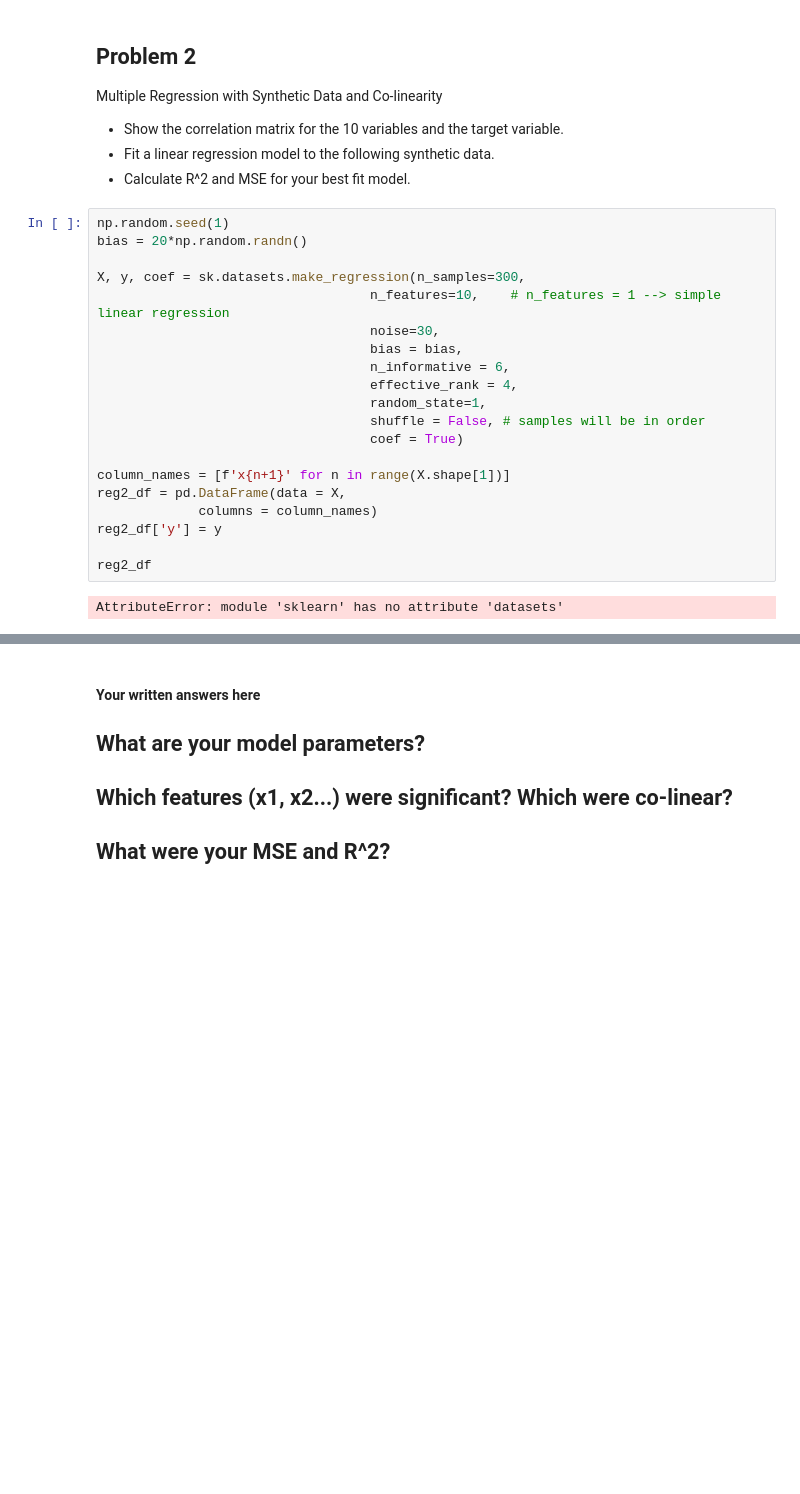
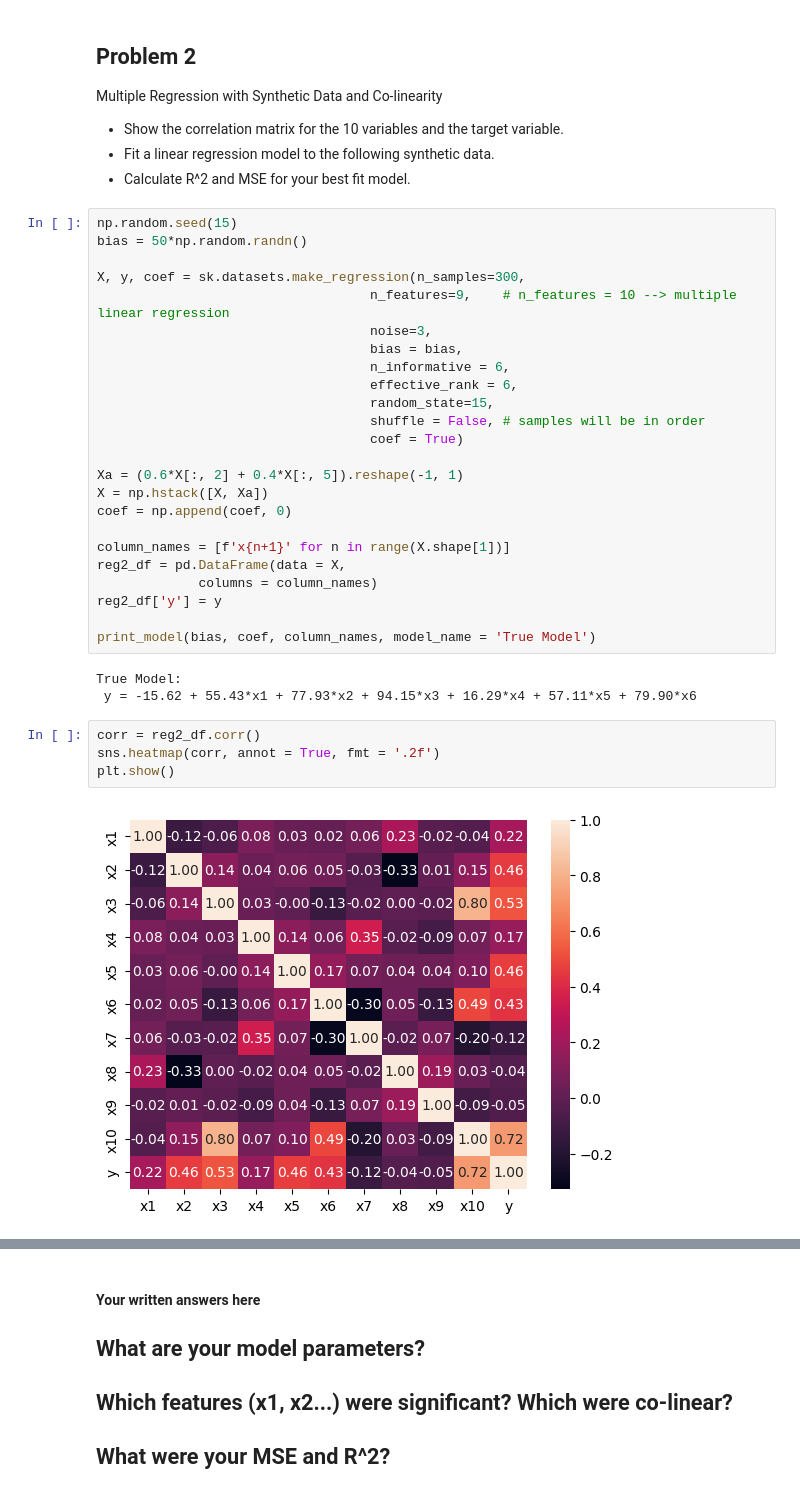
Before and after one commit to GettysburgDataScience/ps1-linear-regression-Kmestrada10, a Jupyter notebook: PS1.ipynb, the cells around one changed output, grey strips where cells are left out. Cells and saved outputs as stored; diff of their text form; blank space fills up the shorter version.

```diff
--- a/PS1.ipynb
+++ b/PS1.ipynb
@@ -88,24 +133,35 @@ Multiple Regression with Synthetic Data and Co-linearity
  - Fit a linear regression model to the following synthetic data.
  - Calculate R^2 and MSE for your best fit model.
 # %%
-np.random.seed(1)
-bias = 20*np.random.randn()
+np.random.seed(15)
+bias = 50*np.random.randn()
 
 X, y, coef = sk.datasets.make_regression(n_samples=300,
-                                   n_features=10,    # n_features = 1 --> simple linear regression
-                                   noise=30,
+                                   n_features=9,    # n_features = 10 --> multiple linear regression
+                                   noise=3,
                                    bias = bias,
                                    n_informative = 6,
-                                   effective_rank = 4,
-                                   random_state=1,
+                                   effective_rank = 6,
+                                   random_state=15,
                                    shuffle = False, # samples will be in order
                                    coef = True)
+
+Xa = (0.6*X[:, 2] + 0.4*X[:, 5]).reshape(-1, 1)
+X = np.hstack([X, Xa])
+coef = np.append(coef, 0)
 
 column_names = [f'x{n+1}' for n in range(X.shape[1])]
 reg2_df = pd.DataFrame(data = X,
              columns = column_names)
 reg2_df['y'] = y
 
-reg2_df
+print_model(bias, coef, column_names, model_name = 'True Model')
 # %% [output]
-AttributeError: module 'sklearn' has no attribute 'datasets'
+True Model:
+ y = -15.62 + 55.43*x1 + 77.93*x2 + 94.15*x3 + 16.29*x4 + 57.11*x5 + 79.90*x6
+# %%
+corr = reg2_df.corr()
+sns.heatmap(corr, annot = True, fmt = '.2f')
+plt.show()
+# %% [output]
+[figure, added]
```
Also changed, not shown: parts of 21 cells of this notebook.
